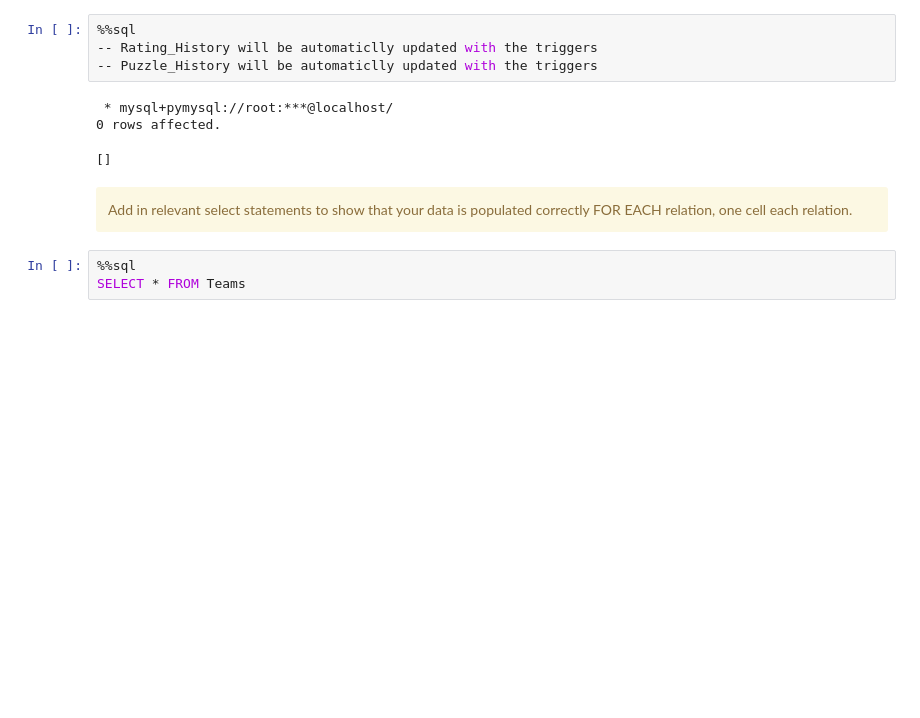
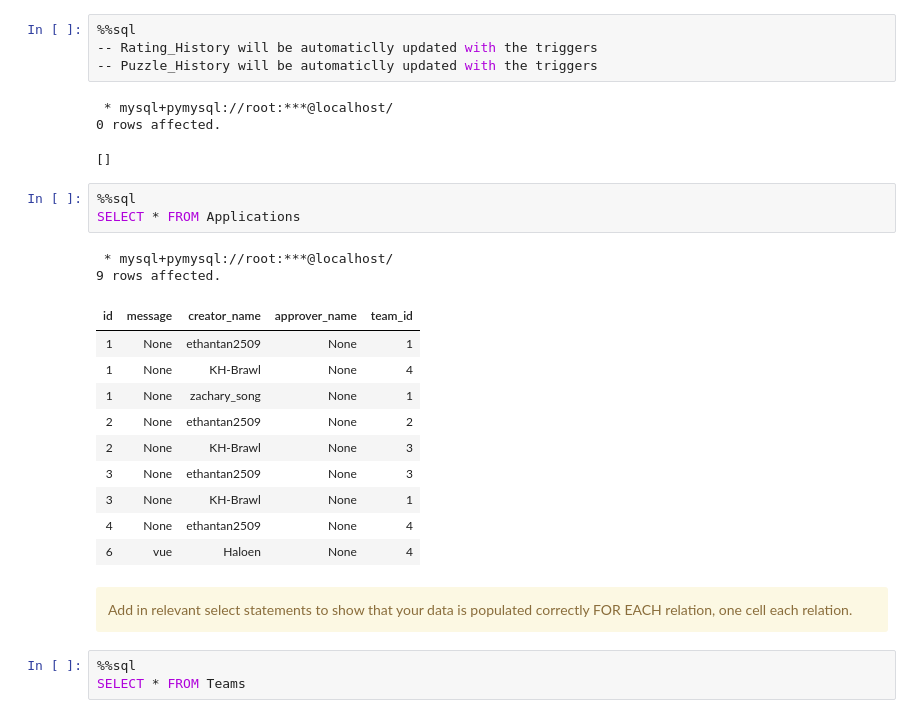
Before and after one commit to Hal0g3n/CS6131, a Jupyter notebook: Reports/CS6131+Project+Final+Report.ipynb, the cells around one changed output. Saved outputs shown, nothing was run; the diff lists cells and outputs as text; blank space fills up the shorter version.

Commit message:
Ok team is fully done

```diff
--- a/Reports/CS6131+Project+Final+Report.ipynb
+++ b/Reports/CS6131+Project+Final+Report.ipynb
@@ -670,6 +734,22 @@ VALUES
  * mysql+pymysql://root:***@localhost/
 0 rows affected.
 []
+# %%
+%%sql
+SELECT * FROM Applications
+# %% [output]
+ * mysql+pymysql://root:***@localhost/
+9 rows affected.
+| id | message | creator_name | approver_name | team_id |
+| 1 | None | ethantan2509 | None | 1 |
+| 1 | None | KH-Brawl | None | 4 |
+| 1 | None | zachary_song | None | 1 |
+| 2 | None | ethantan2509 | None | 2 |
+| 2 | None | KH-Brawl | None | 3 |
+| 3 | None | ethantan2509 | None | 3 |
+| 3 | None | KH-Brawl | None | 1 |
+| 4 | None | ethantan2509 | None | 4 |
+| 6 | vue | Haloen | None | 4 |
 # %% [markdown]
 <div class="alert alert-block alert-warning">
 Add in relevant select statements to show that your data is populated correctly FOR EACH relation, one cell each relation.
```
Also changed, not shown: parts of 18 cells of this notebook, 19 other files.
